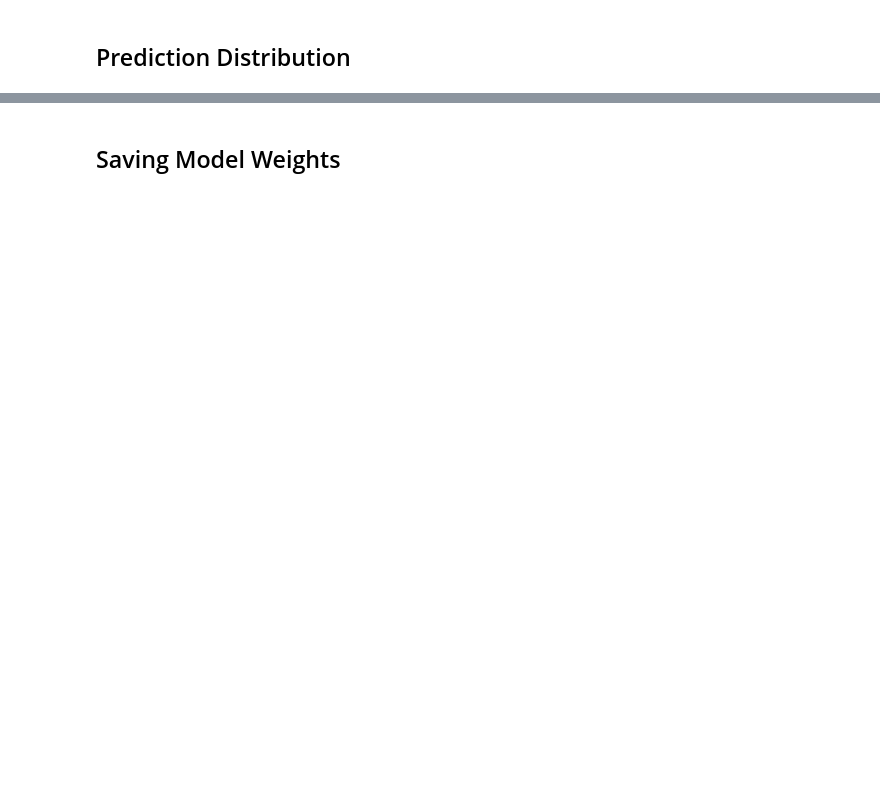
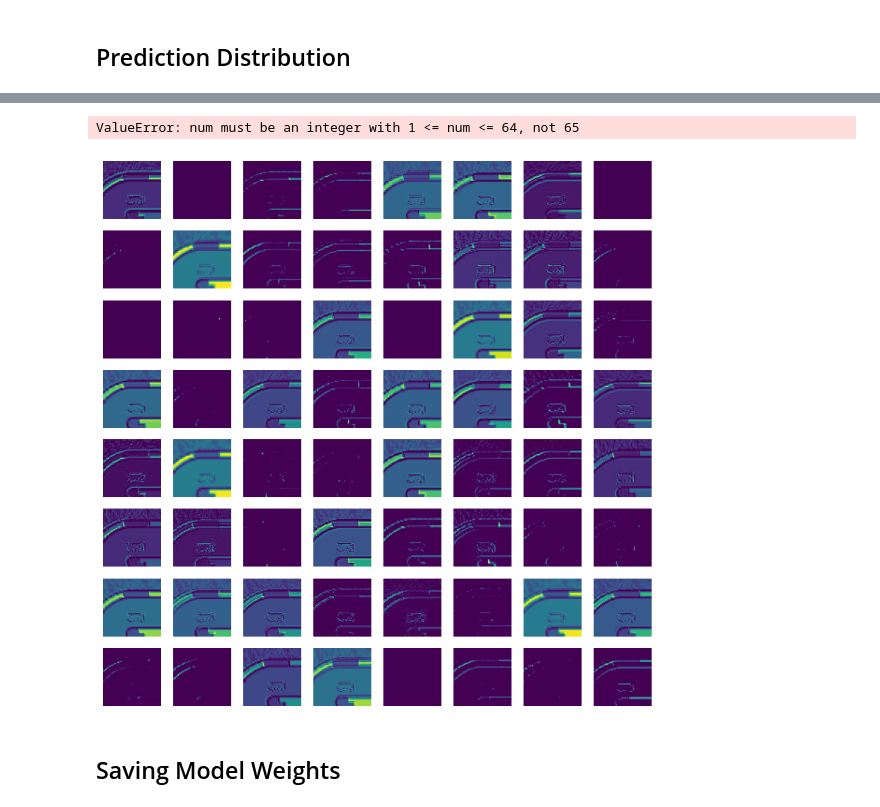
Before and after one commit to andykr1k/SelfDrivingCarSimulator, a Jupyter notebook: CNN/CNN_model.ipynb, the cells around one changed output, grey strips where cells are left out. Drawn from its saved outputs; the diff is of its cells as text; code cells hidden in the pictures; blank space fills up the shorter version.

```diff
--- a/CNN/CNN_model.ipynb
+++ b/CNN/CNN_model.ipynb
@@ -137,2 +157,2 @@ model.compile(optimizer=optimizer, loss='mse')
 # %%
-history = model.fit(X_train, y_train, epochs=10, validation_data=(X_val, y_val))
+history = model.fit(X_train, y_train, epochs=1, validation_data=(X_val, y_val))
@@ -160,4 +188,4 @@ plt.show()
 # %%
-test_image = image.reshape(1, image_height, image_width, num_channels)
+test_image = image.reshape(1, 64, 64, 1)
 predictions = model.predict(test_image)
 print(predictions)
@@ -167,6 +199,6 @@ print(predictions)
 predictions_list = []
 for num in range(250):
     image = X_test[num]
-    test_image = image.reshape(1, image_height, image_width, num_channels)
+    test_image = image.reshape(1, 64, 64, 1)
     prediction = model.predict(test_image)
     predictions_list.append(prediction)
@@ -177,0 +243,14 @@ for num in range(250):
+# %%
+intermediate_layer_model = tf.keras.Model(inputs=model.input,
+                                               outputs=model.get_layer('conv2d_4').output)
+activations = intermediate_layer_model.predict(test_image.reshape(1, 64, 64, 1))
+
+print(activations.shape[-1])
+
+plt.figure(figsize=(10, 10))
+for i in range(activations.shape[-1]):
+    plt.subplot(8, 8, i+1)
+    plt.imshow(activations[0, :, :, i], cmap='viridis')
+    plt.axis('off')
+plt.show()
+# %% [output]
@@ -178,3 +259,5 @@ for num in range(250):
+ValueError: num must be an integer with 1 <= num <= 64, not 65
+[figure, added]
 # %% [markdown]
 ## Saving Model Weights
 # %%
```
Also changed, not shown: parts of 24 cells of this notebook, 9 other files.
